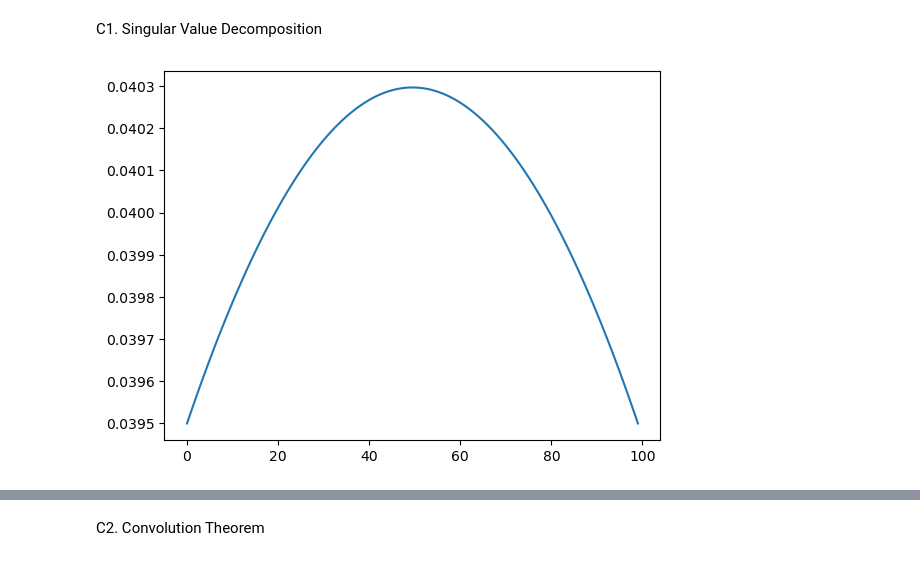
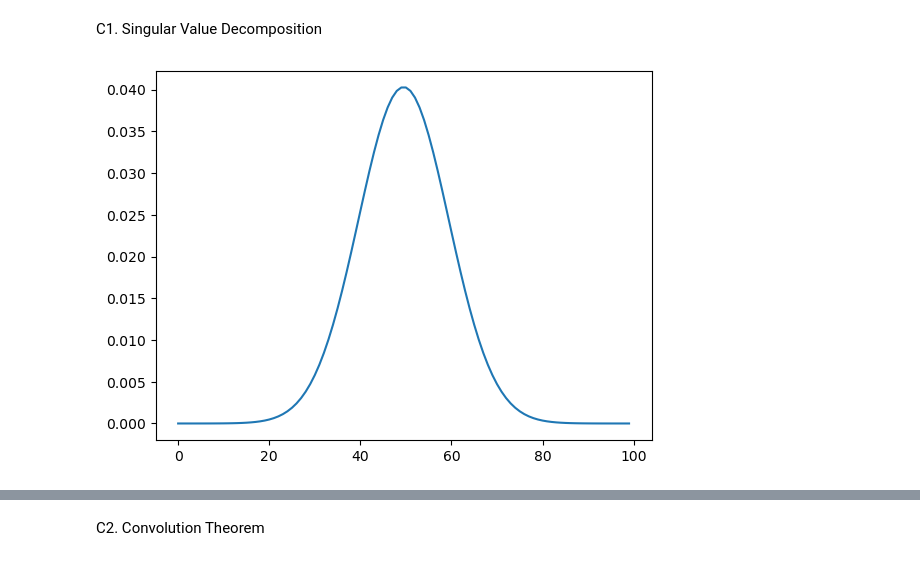
Before and after one commit to asalline/ITIP, a Jupyter notebook: computational2.ipynb, the cells around one changed output, grey strips where cells are left out. Cells and saved outputs as stored; diff of their text form; code cells hidden in the pictures.

```diff
--- a/computational2.ipynb
+++ b/computational2.ipynb
@@ -15,21 +15,21 @@ grid = np.linspace(-1,1,n)
 # %%
 # b)
 mean = 0
 sigma = 0.2
 
 def gaussian_1D (mean, sigma, delta_n, grid):
 
-    gaussian = (delta_n / (np.sqrt(2*np.pi)*sigma)) * np.exp(-((grid-mean)**2 / 2 * sigma**2))
+    gaussian = (delta_n / (np.sqrt(2*np.pi)*sigma)) * np.exp(-((grid-mean)**2 / (2 * sigma**2)))
 
     return gaussian
 
 gaussian_kernel = gaussian_1D(mean, sigma, delta_n, grid)
 
 plt.figure()
 plt.plot(gaussian_kernel)
 plt.show()
 # %% [output]
-[figure, old version]
+[figure, new version]
 # %%
 # c)
 
```
Also changed, not shown: parts of 7 cells of this notebook.
